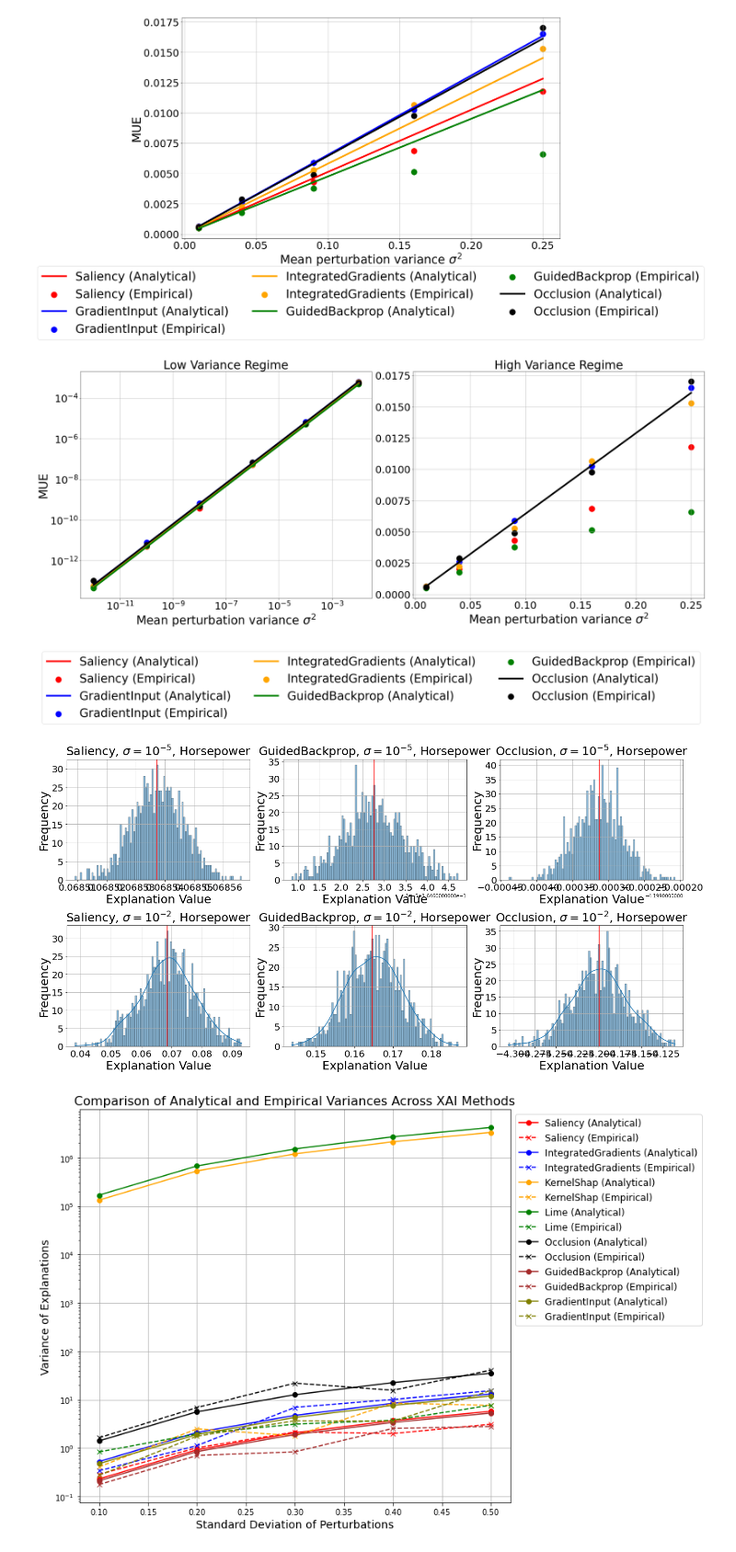
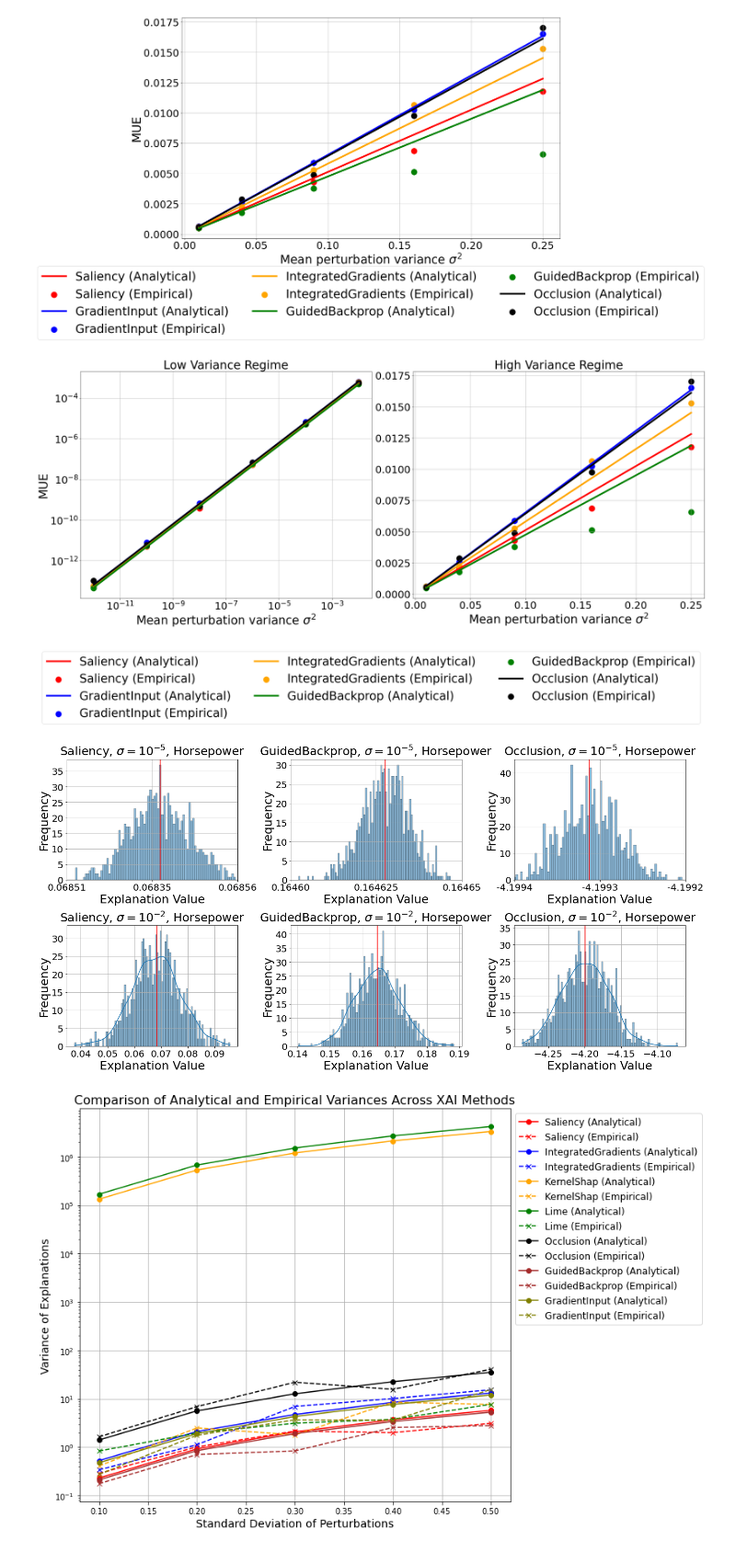
Before and after one commit to TeodorChiaburu/UXAI, a Jupyter notebook: Model_Perturbation_Tabular.ipynb, the cells around one changed output. Shown at 92% size. Drawn from its saved outputs; the diff is of its cells as text; code cells hidden in the pictures.

Commit message:
Adjusted distribution plots and diagonals

```diff
--- a/Model_Perturbation_Tabular.ipynb
+++ b/Model_Perturbation_Tabular.ipynb
@@ -273,8 +274,8 @@ plt.show()
 # %%
 tf.compat.v1.logging.set_verbosity(tf.compat.v1.logging.ERROR) # silence tf-function warnings
 xai_methods  = {'Saliency': Saliency,
-                #'GradientInput': GradientInput,
-                #'IntegratedGradients': IntegratedGradients,
+                'GradientInput': GradientInput,
+                'IntegratedGradients': IntegratedGradients,
                 'GuidedBackprop': GuidedBackprop,
                 'Occlusion': lambda model: Occlusion(model, patch_size=1, patch_stride=1),
                 #'KernelShap': KernelShap,
@@ -409,12 +410,13 @@ experiments = {'results': results,
 with open('./experiments/experiments_weights_tabular_10ex_10pert_definitely_final.pickle', 'wb') as handle:
     pickle.dump(experiments, handle, protocol=pickle.HIGHEST_PROTOCOL)
 # %%
-#with open('./experiments/experiments_weights_tabular_1ex_100pert.pickle', 'rb') as handle:
-#    experiments = pickle.load(handle)
-#results = experiments['results']
-#jacobi_mats = experiments['jacobi_mats']
-#empirical_exps = experiments['empirical_exps']
-#unperturbed_exps = experiments['unperturbed_exps']
+# Load results
+with open('./experiments/experiments_weights_tabular_10ex_10pert_definitely_final.pickle', 'rb') as handle:
+    experiments = pickle.load(handle)
+results = experiments['results']
+jacobi_mats = experiments['jacobi_mats']
+empirical_exps = experiments['empirical_exps']
+unperturbed_exps = experiments['unperturbed_exps']
 # %%
 # Results for distributions
 experiments = {'empirical_exps': empirical_exps,
@@ -556,8 +556,7 @@ ax.set_title("Low Variance Regime", fontsize=fsize)
 # Plot second subplot
 ax = axes[1]
 for (name, data), col in zip(agg_results.items(), colors):
-    if name == 'Occlusion':
-        ax.plot(stds2 * stds2, np.asarray(data['analytical'])[-len(stds2):] / m, label=f"{name} (Analytical)", c=col, lw=5)
+    ax.plot(stds2 * stds2, np.asarray(data['analytical'])[-len(stds2):] / m, label=f"{name} (Analytical)", c=col, lw=5)
     ax.scatter(stds2 * stds2, np.asarray(data['empirical'])[-len(stds2):] / m, marker='o', label=f"{name} (Empirical)", c=col, s=300)
 ax.set_xlabel('Mean perturbation variance $\sigma^2$', fontsize=fsize)
 #ax.set_yscale('log')
@@ -573,31 +572,31 @@ plt.tight_layout(rect=[0, 0.05, 1, 1])
 plt.show()
 fig.savefig('./figures/uncertainties_weights_tabular_agg_combi.png', bbox_inches='tight')
 # %% [output]
-[figure, old version]
+[figure, new version]
 # %%
 # Plot histogram and Kernel Density Estimate (KDE)
 sample_id, feature_id = 0, 2
 fsize = 25
 fig = plt.figure(figsize=(20, 10))
 #fig.suptitle('Distributions perturbed explanations for sample ' + str(sample_id), fontsize=20)
 for i, exp_name in enumerate(['Saliency', 'GuidedBackprop', 'Occlusion']):
     for j, std in enumerate([1e-5, 1e-2]):
         plt.subplot(2,3,3*j+i+1)
         sns.histplot(experiments['empirical_exps'][sample_id][exp_name][std][:,0,feature_id], kde=True, bins=100)
         plt.axvline(x=experiments['unperturbed_exps'][sample_id][exp_name][0][feature_id], color='r')#, label='axvline - full height')
         plt.title(exp_name + ', $\sigma=10^{' + str(int(np.log10(std))) + '}$, ' + features_name[feature_id], fontsize=fsize)
-        #if i == 0: plt.xlim([4.2, 5.2])
-        #elif i == 1: plt.xlim([-0.05, 0.2])
-        #elif i == 2 and j == 0: plt.xlim([-0.0001, 0.0001]);plt.xticks([-1e-4, 0.0, 1e-4])
+        if i == 0 and j == 0: plt.xlim([0.06851, 0.06856]); plt.xticks([0.06851, 0.068535, 0.06856], labels=['0.06851', '0.06835', '0.06856'])
+        elif i == 1 and j == 0: plt.xlim([0.16460, 0.16465]); plt.xticks([0.16460, 0.164625, 0.16465], labels=['0.16460', '0.164625', '0.16465'])
+        elif i == 2 and j == 0: plt.xlim([-4.1994, -4.1992]); plt.xticks([-4.1994, -4.1993, -4.1992], labels=['-4.1994', '-4.1993', '-4.1992'])
         #elif i == 2 and j == 1: plt.xlim([-0.03, 0.08])
         plt.xlabel("Explanation Value", fontsize=fsize); plt.xticks(fontsize=fsize-5)
         plt.ylabel("Frequency", fontsize=fsize); plt.yticks(fontsize=fsize-5)
         plt.grid()
 plt.tight_layout()
-#fig.savefig('./figures/weights_tabular_normality.png', bbox_inches='tight')
+fig.savefig('./figures/weights_tabular_normality.png', bbox_inches='tight')
 plt.show()
 # %% [output]
-[figure, old version]
+[figure, new version]
 # %%
 plt.figure(figsize=(12, 8))
 colors=['red', 'blue', 'orange', 'green', 'black', 'brown', 'olive']
```
Also changed, not shown: parts of 4 cells of this notebook, 7 other files.
